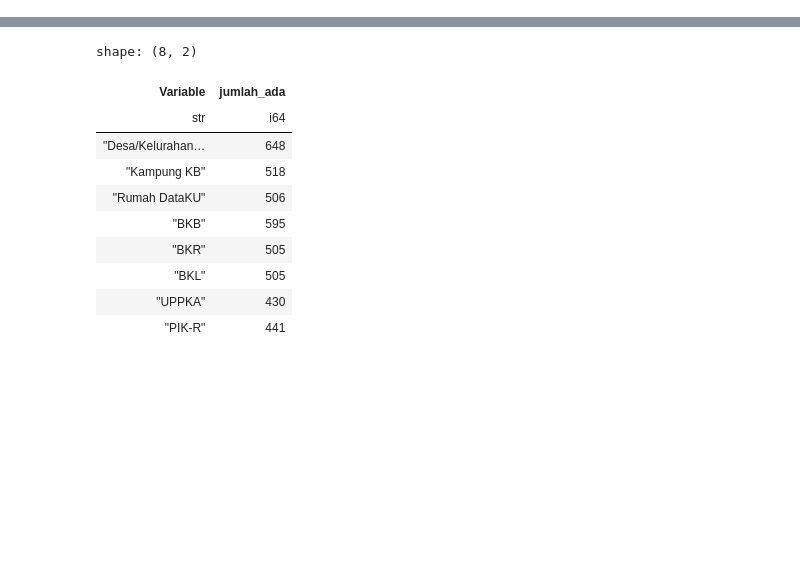
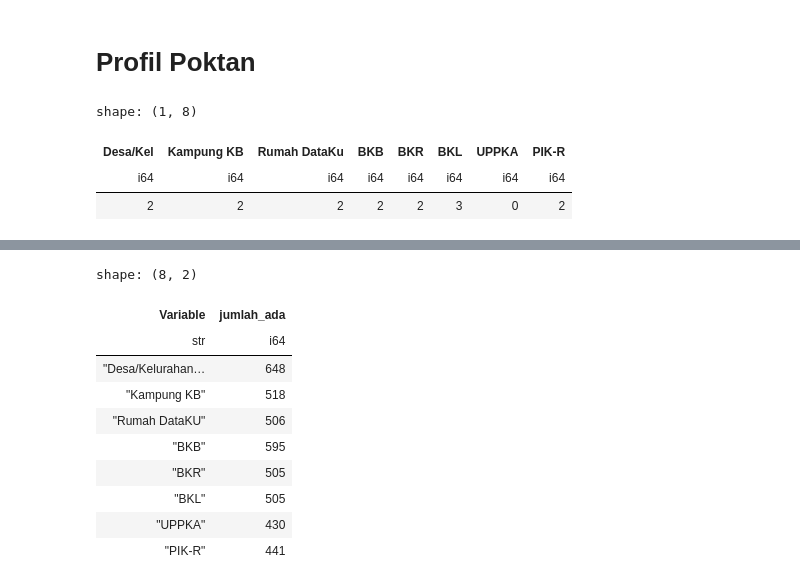
Before and after one commit to pokja0/profil_desa_siga, a Jupyter notebook: tes_polar.ipynb, the cells around one changed output, grey strips where cells are left out. Drawn from its saved outputs; the diff is of its cells as text; code cells hidden in the pictures; blank space fills up the shorter version.

```diff
--- a/tes_polar.ipynb
+++ b/tes_polar.ipynb
@@ -1,2 +1,4 @@
 # %%
 import polars as pl
+# %% [markdown]
+# Profil Poktan
@@ -2,0 +31,31 @@ import polars as pl
+# %%
+bkb = filter_poktan(bkb, filter_kabupaten, filter_kecamatan, filter_desa, filter_bulan)
+bkr = filter_poktan(bkr, filter_kabupaten, filter_kecamatan, filter_desa, filter_bulan)
+bkl = filter_poktan(bkl, filter_kabupaten, filter_kecamatan, filter_desa, filter_bulan)
+uppka = filter_poktan(uppka, filter_kabupaten, filter_kecamatan, filter_desa, filter_bulan)
+pikr = filter_poktan(pikr, filter_kabupaten, filter_kecamatan, filter_desa, filter_bulan)
+kkb = filter_poktan(kkb, filter_kabupaten, filter_kecamatan, filter_desa, filter_bulan)
+rdk = filter_poktan(rdk, filter_kabupaten, filter_kecamatan, filter_desa, filter_bulan)
+daftar_desa = daftar_desa.filter(
+        pl.col("KABUPATEN").is_in(filter_kabupaten),
+        pl.col("KECAMATAN").is_in(filter_kecamatan),
+        pl.col("KELURAHAN").is_in(filter_desa)
+    )
+# %%
+data_poktan = pl.DataFrame({
+    "Desa/Kel": daftar_desa.height,
+    "Kampung KB": kkb["JUMLAH_KKB"].sum(),
+    "Rumah DataKu": rdk["JUMLAH_RDK"].sum(),
+    "BKB": bkr["JUMLAH_BKR"].sum(),
+    "BKR": bkr["JUMLAH_BKR"].sum(),
+    "BKL": bkl["JUMLAH_BKL"].sum(),
+    "UPPKA": uppka["JUMLAH_UPPKA"].sum(),
+    "PIK-R": pikr["JUMLAH_PIKR"].sum()
+})
+
+data_poktan
+# %% [output]
+shape: (1, 8)
+| Desa/Kel | Kampung KB | Rumah DataKu | BKB | BKR | BKL | UPPKA | PIK-R |
+| i64 | i64 | i64 | i64 | i64 | i64 | i64 | i64 |
+| 2 | 2 | 2 | 2 | 2 | 3 | 0 | 2 |
```
Also changed, not shown: parts of 26 cells of this notebook, 23 other files.
